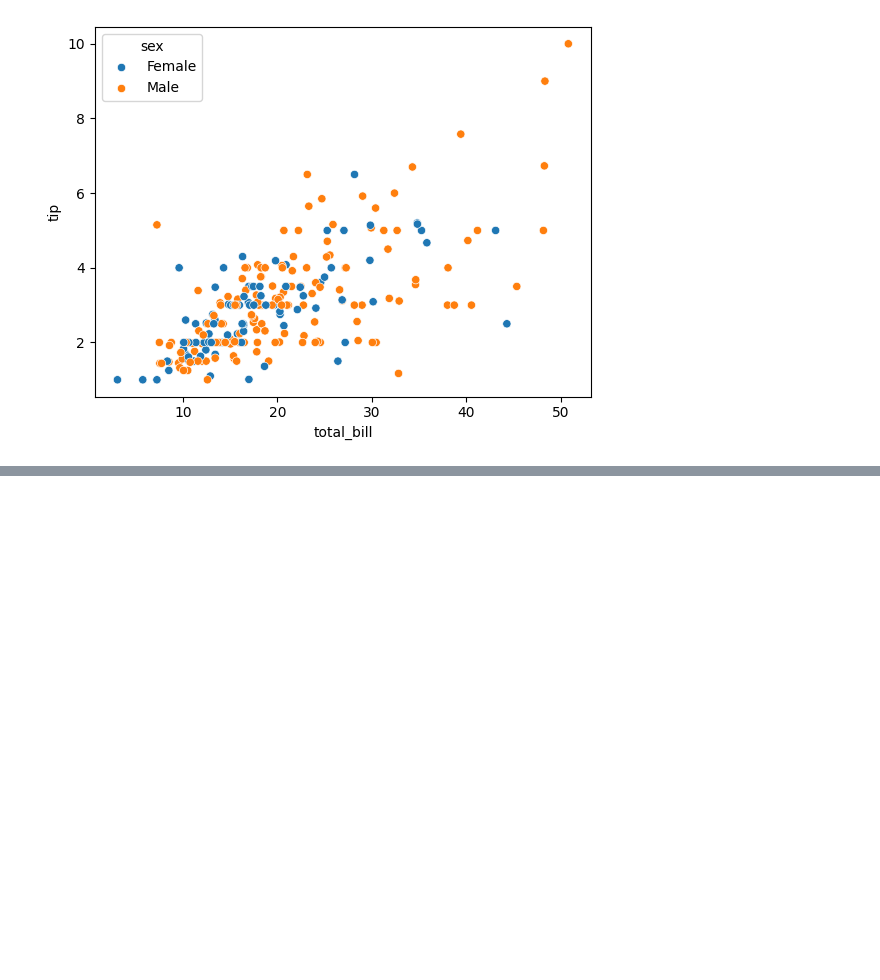
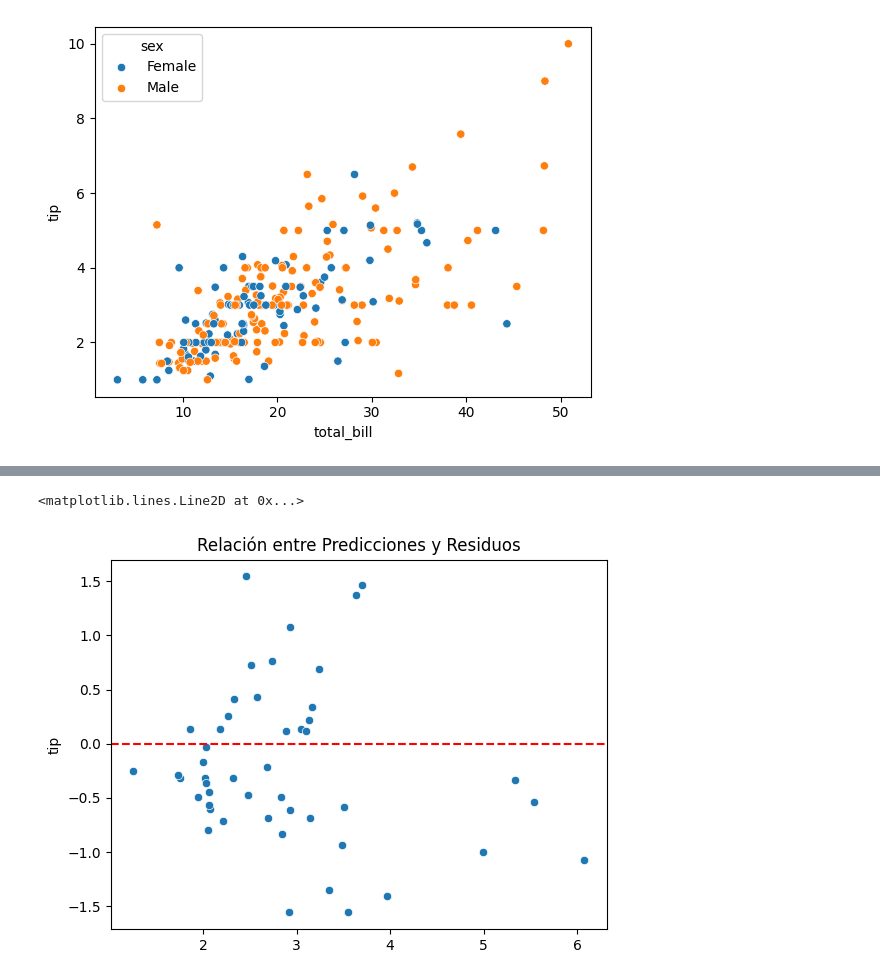
Before and after one commit to fjzamora93/Matlab_Seaborn_Scikit_TipTutorial, a Jupyter notebook: tips.ipynb, the cells around one changed output, grey strips where cells are left out. Saved outputs shown, nothing was run; the diff lists cells and outputs as text; code cells hidden in the pictures; blank space fills up the shorter version.

```diff
--- a/tips.ipynb
+++ b/tips.ipynb
@@ -170,0 +190,26 @@ Name: count, dtype: int64
+# %%
+#Comenzamos con el dataset sin procesar los datos.
+
+X = df[['total_bill']]
+y = df[['tip']]
+
+# 1. Instanciamos el modelo
+model = LinearRegression()
+
+# 2. Partición del modelo
+X_train, X_test, y_train, y_test = train_test_split(X, y, test_size=0.2, random_state=42)
+
+#3. Entrenamiento: entrenamos sobre nuestras variables de entrenamiento
+model.fit(X_train, y_train)
+
+# 3. Predicciones: realizamos la predicción sobre nuestra variable predictiva
+y_pred = model.predict(X_test)
+
+#4. Obtenemos los residuos y los representamos en la gráfica
+residuos_1 = y_test - y_pred #Cuanto más cercano sea a 0, más preciso será el modelo
+sns.scatterplot(x= y_pred[:,0], y = residuos_1['tip'])
+plt.title('Relación entre Predicciones y Residuos')
+plt.axhline(y=0, color='r', linestyle='--')
+# %% [output]
+<matplotlib.lines.Line2D at 0x...>
+[figure, added]
```
Also changed, not shown: parts of 21 cells of this notebook, 1 other file.
